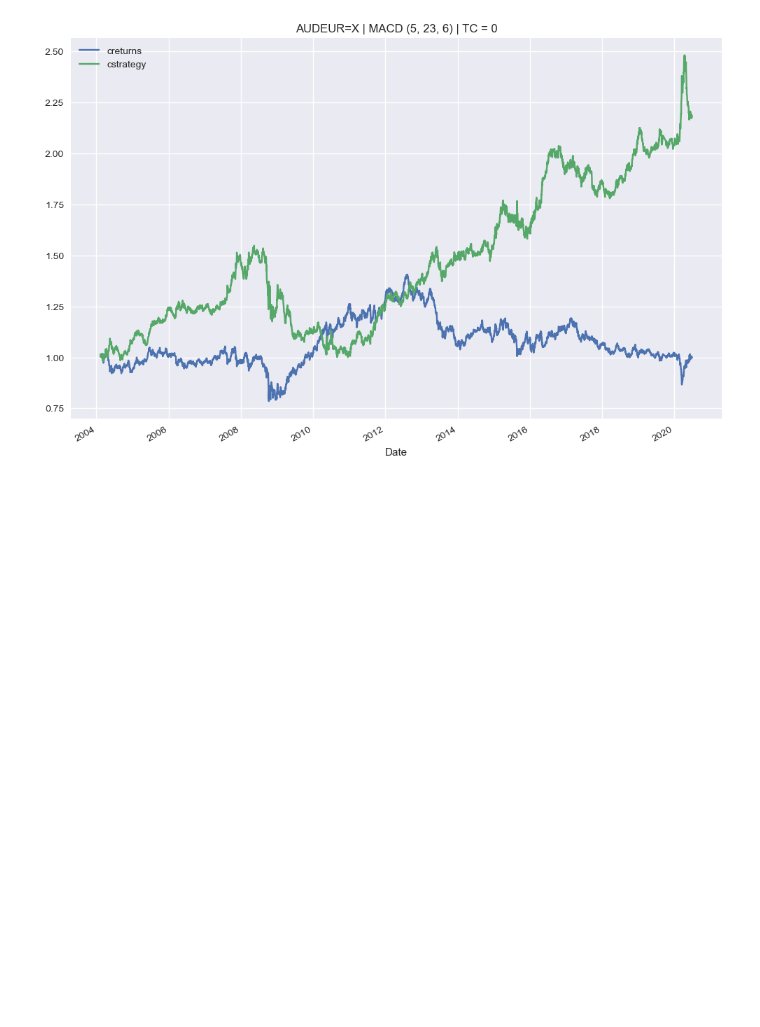
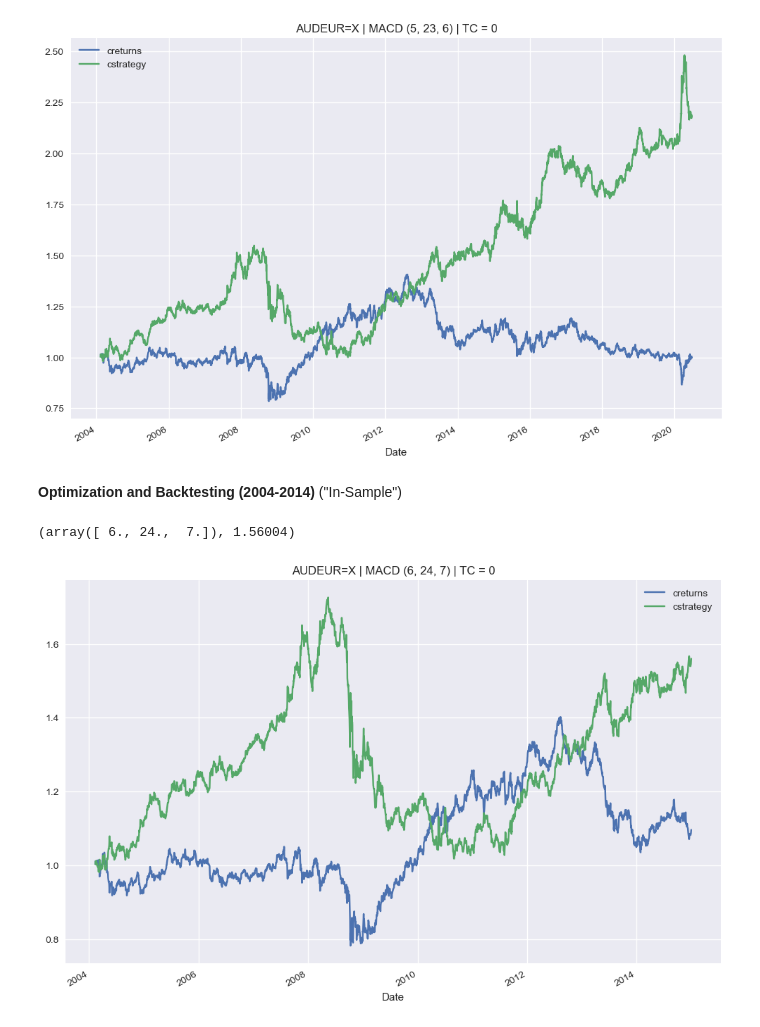
Before and after one commit to AvirukthGT/AlgoTrading, a Jupyter notebook: MACD/MACD.ipynb, the cells around one changed output. Saved outputs shown, nothing was run; the diff lists cells and outputs as text; code cells hidden in the pictures; blank space fills up the shorter version.

Commit message:
Optimization and backtesting 2004-2014

```diff
--- a/MACD/MACD.ipynb
+++ b/MACD/MACD.ipynb
@@ -188,3 +188,16 @@ tester.optimize_parameters((5, 20, 1), (21, 50, 1), (5, 20, 1))
 tester.plot_results()
 # %% [output]
 [figure]
+# %% [markdown]
+__Optimization and Backtesting (2004-2014)__ ("In-Sample")
+# %%
+tester = MACD("AUDEUR=X", EMA_S = 12, EMA_L = 26, signal_mw = 9,
+              start = "2004-01-01", end = "2014-12-31", tc = 0)
+# %%
+tester.optimize_parameters((5, 20, 1), (21, 50, 1), (5, 20, 1))
+# %% [output]
+(array([ 6., 24.,  7.]), 1.56004)
+# %%
+tester.plot_results()
+# %% [output]
+[figure, added]
```
